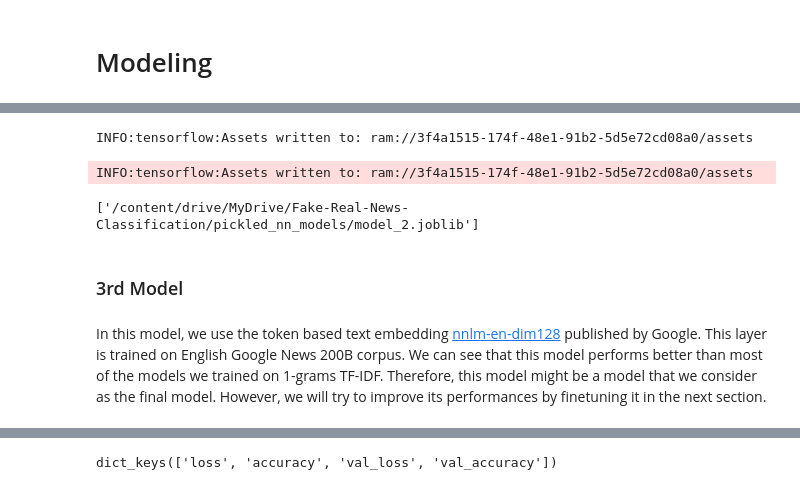
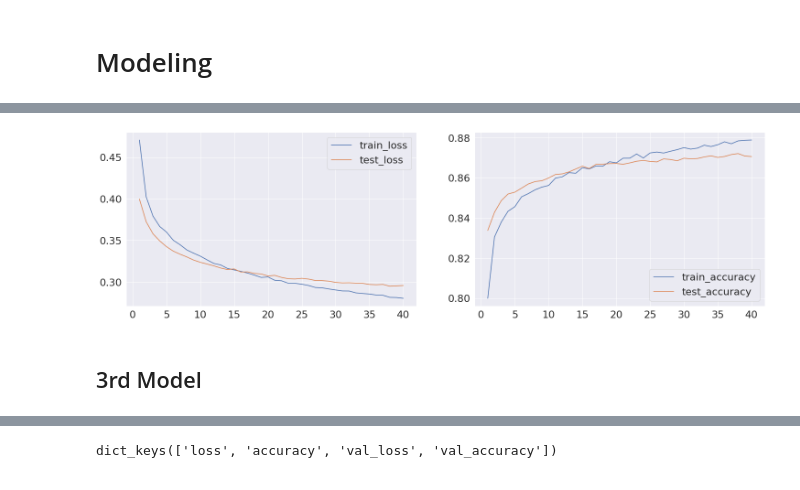
Before and after one commit to miladshiraniUCB/Fake-Real-News-Classification, a Jupyter notebook: Modeling Notebooks/Modeling_NN_Transfer_Learning.ipynb, the cells around one changed output, grey strips where cells are left out. Drawn from its saved outputs; the diff is of its cells as text; code cells hidden in the pictures.

```diff
--- a/Modeling Notebooks/Modeling_NN_Transfer_Learning.ipynb
+++ b/Modeling Notebooks/Modeling_NN_Transfer_Learning.ipynb
@@ -359,7 +287,7 @@ url = model_urls[i]["url"]
 model_name = model_urls[i]["model_name"]
 embed_size = model_urls[i]["embed_size"]
 
-model_2 = transfer_model(module_url = url, embed_size = embed_size,
+histories[model_name] = transfer_model(module_url = url, embed_size = embed_size,
                                        name = model_name, trainable = False)
 # %% [output]
 Model: "sequential_1"
@@ -396,15 +310,9 @@ print_results(model_2)
-# %%
-import pickle
-from joblib import dump, load
-dump(model_2, '/content/drive/MyDrive/Fake-Real-News-Classification/pickled_nn_models/model_2.joblib')
-# %% [output]
-INFO:tensorflow:Assets written to: ram://3f4a1515-174f-48e1-91b2-5d5e72cd08a0/assets
-INFO:tensorflow:Assets written to: ram://3f4a1515-174f-48e1-91b2-5d5e72cd08a0/assets
-['/content/drive/MyDrive/Fake-Real-News-Classification/pickled_nn_models/model_2.joblib']
+# %%
+acc_loss(histories[model_urls[2]["model_name"]])
+# %% [output]
+[figure, added]
 # %% [markdown]
-### 3rd Model
+## 3rd Model
-# %% [markdown]
-In this model, we use the token based text embedding [nnlm-en-dim128](https://tfhub.dev/google/tf2-preview/nnlm-en-dim128/1) published by Google. This layer is trained on English Google News 200B corpus. We can see that this model performs better than most of the models we trained on 1-grams TF-IDF. Therefore, this model might be a model that we consider as the final model. However, we will try to improve its performances by finetuning it in the next section.
 # %%
 i = 3
 
```
Also changed, not shown: parts of 64 cells of this notebook.
